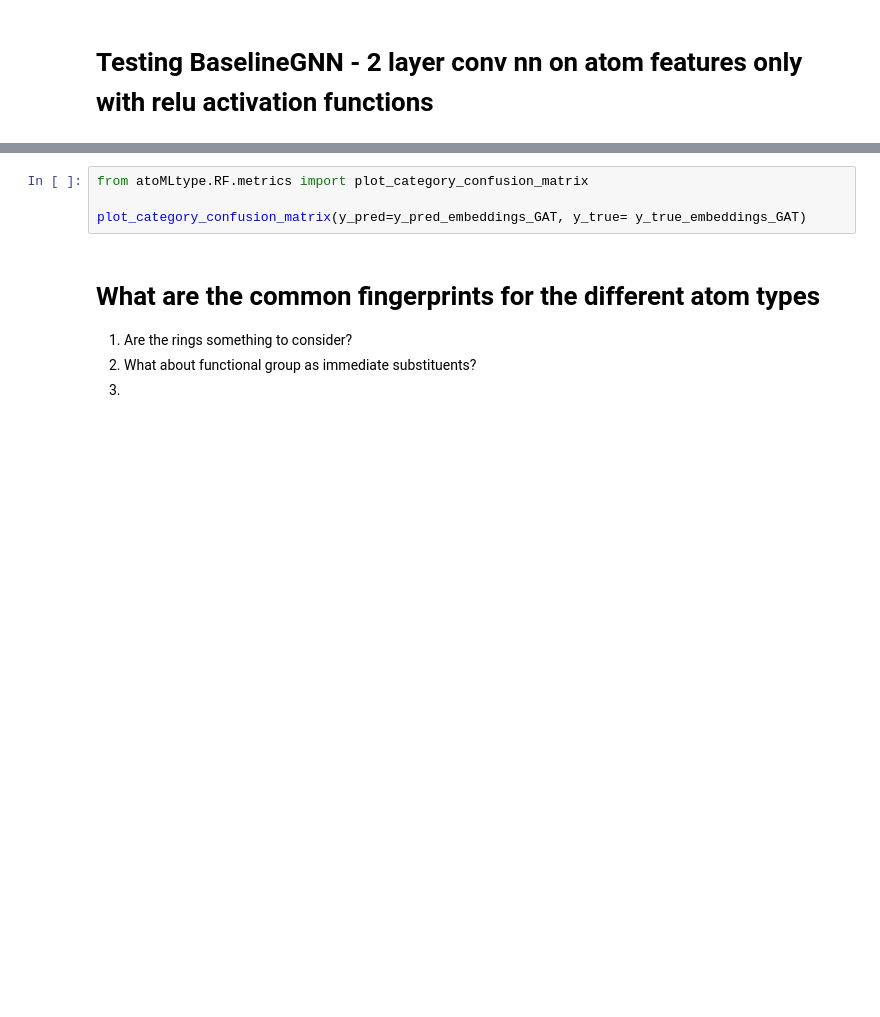
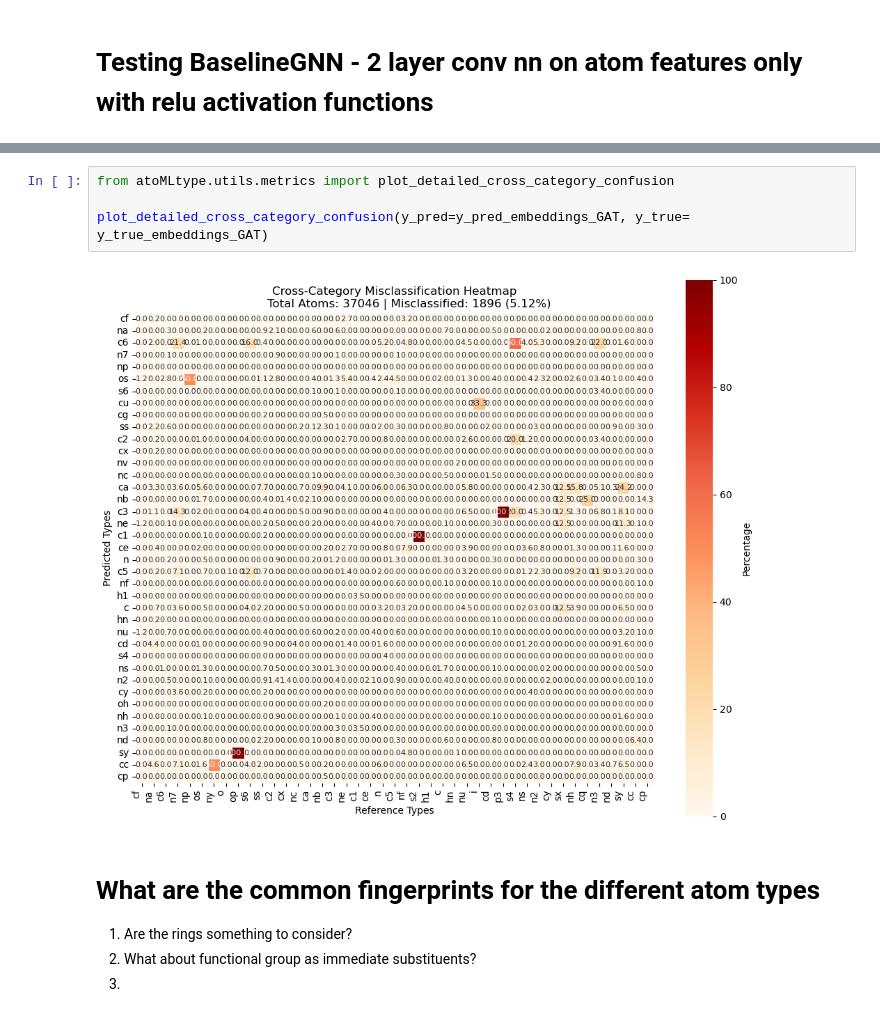
Before and after one commit to brandonrobello/MSSExBiovia, a Jupyter notebook: GNNmodel_testing.ipynb, the cells around one changed output, grey strips where cells are left out. Drawn from its saved outputs; the diff is of its cells as text; blank space fills up the shorter version.

```diff
--- a/GNNmodel_testing.ipynb
+++ b/GNNmodel_testing.ipynb
@@ -166,7 +164,9 @@ Epoch: 12/20
 # %%
-from atoMLtype.RF.metrics import plot_category_confusion_matrix
+from atoMLtype.utils.metrics import plot_detailed_cross_category_confusion
 
-plot_category_confusion_matrix(y_pred=y_pred_embeddings_GAT, y_true= y_true_embeddings_GAT)
+plot_detailed_cross_category_confusion(y_pred=y_pred_embeddings_GAT, y_true= y_true_embeddings_GAT)
+# %% [output]
+[figure, added]
 # %% [markdown]
 # What are the common fingerprints for the different atom types
 1. Are the rings something to consider?
```
Also changed, not shown: parts of 4 cells of this notebook, 11 other files.
